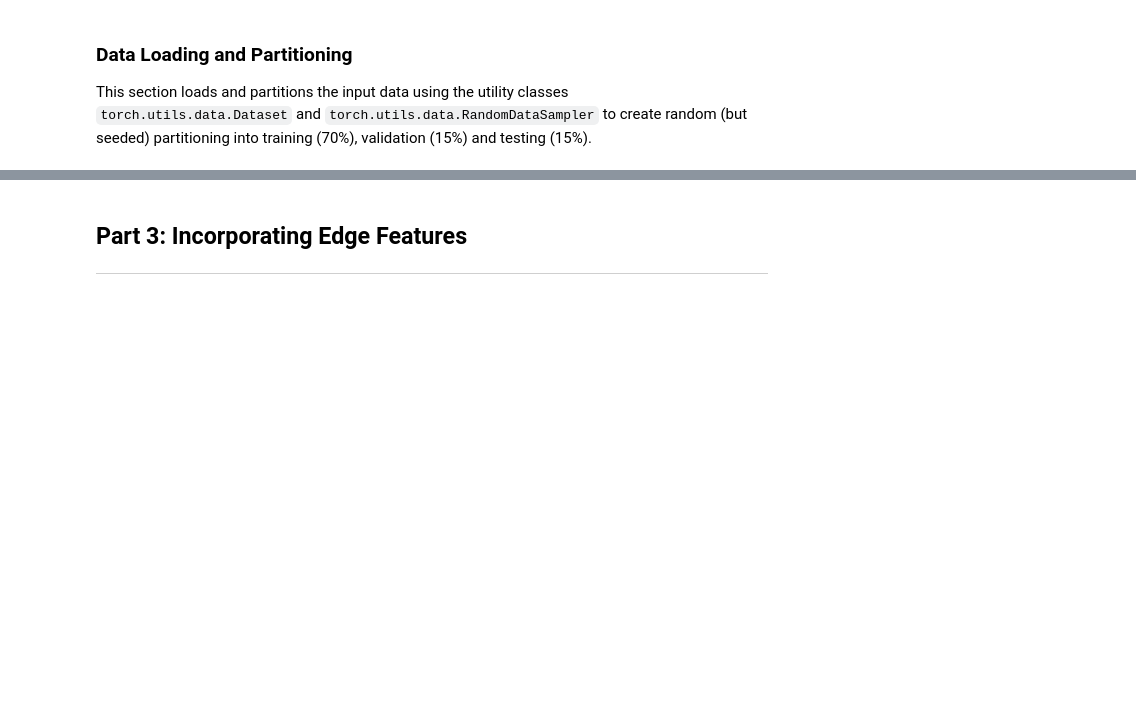
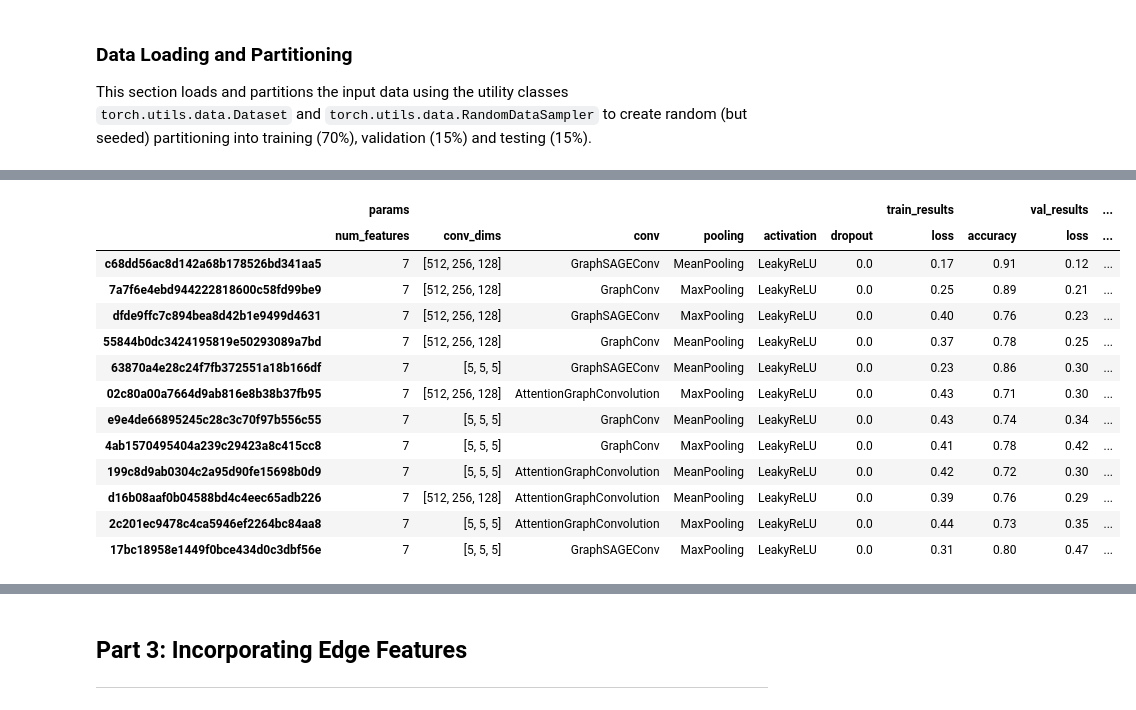
Before and after one commit to mikasenghaas/cs502, a Jupyter notebook: homeworks/2/Homework_2.ipynb, the cells around one changed output, grey strips where cells are left out. Saved outputs shown, nothing was run; the diff lists cells and outputs as text; code cells hidden in the pictures; blank space fills up the shorter version.

```diff
--- a/homeworks/2/Homework_2.ipynb
+++ b/homeworks/2/Homework_2.ipynb
@@ -725,0 +862,5 @@ weighted avg       0.80      0.81      0.80        37
+# %%
+# Custom activation functions
+class LeakyReLU(nn.LeakyReLU, metaclass=Meta):
+    def __init__(self):
+        super().__init__()
@@ -725,0 +1041,53 @@ weighted avg       0.80      0.81      0.80        37
+# %%
+def view_training_results(training_results, include_columns):
+    """
+    Utility function for putting collected training results in a multi-indexed pd.DataFrame.
+    """
+
+    # Transform dictionary
+    data = {}
+    for m in training_results.keys():
+        data[m] = {}
+        for c in training_results[m].keys():
+            if c in include_columns:
+                for p in training_results[m][c].keys():
+                    if p in include_columns[c]:
+                        data[m][(c, p)] = training_results[m][c][p]
+
+    # Create multi-indexed dataframe
+    training_results = pd.DataFrame.from_dict(data, orient="index")
+    multi_indexed_columns = pd.MultiIndex.from_tuples(training_results.columns)
+    training_results.columns = multi_indexed_columns
+
+    # Sort by validation F1 score
+    training_results = training_results.sort_values(by=("val_results", "f1"), ascending=False)
+
+    # Filter columns
+    include_columns = [(k, c) for k in include_columns.keys() for c in include_columns[k]]
+    training_results = training_results[include_columns]
+
+    return training_results
+# %%
+include_columns = {
+    "params": ["num_features", "conv_dims", "conv", "pooling", "activation", "dropout"],
+    "train_results": ["loss", "accuracy"],
+    "val_results": ["loss", "accuracy", "precision", "recall", "f1"],
+}
+
+training_results_df = view_training_results(training_results, include_columns)
+training_results_df
+# %% [output]
+|  | params |  |  |  |  |  | train_results |  | val_results | ... |
+|  | num_features | conv_dims | conv | pooling | activation | dropout | loss | accuracy | loss | ... |
+| c68dd56ac8d142a68b178526bd341aa5 | 7 | [512, 256, 128] | GraphSAGEConv | MeanPooling | LeakyReLU | 0.0 | 0.17 | 0.91 | 0.12 | ... |
+| 7a7f6e4ebd944222818600c58fd99be9 | 7 | [512, 256, 128] | GraphConv | MaxPooling | LeakyReLU | 0.0 | 0.25 | 0.89 | 0.21 | ... |
+| dfde9ffc7c894bea8d42b1e9499d4631 | 7 | [512, 256, 128] | GraphSAGEConv | MaxPooling | LeakyReLU | 0.0 | 0.40 | 0.76 | 0.23 | ... |
+| 55844b0dc3424195819e50293089a7bd | 7 | [512, 256, 128] | GraphConv | MeanPooling | LeakyReLU | 0.0 | 0.37 | 0.78 | 0.25 | ... |
+| 63870a4e28c24f7fb372551a18b166df | 7 | [5, 5, 5] | GraphSAGEConv | MeanPooling | LeakyReLU | 0.0 | 0.23 | 0.86 | 0.30 | ... |
+| 02c80a00a7664d9ab816e8b38b37fb95 | 7 | [512, 256, 128] | AttentionGraphConvolution | MaxPooling | LeakyReLU | 0.0 | 0.43 | 0.71 | 0.30 | ... |
+| e9e4de66895245c28c3c70f97b556c55 | 7 | [5, 5, 5] | GraphConv | MeanPooling | LeakyReLU | 0.0 | 0.43 | 0.74 | 0.34 | ... |
+| 4ab1570495404a239c29423a8c415cc8 | 7 | [5, 5, 5] | GraphConv | MaxPooling | LeakyReLU | 0.0 | 0.41 | 0.78 | 0.42 | ... |
+| 199c8d9ab0304c2a95d90fe15698b0d9 | 7 | [5, 5, 5] | AttentionGraphConvolution | MeanPooling | LeakyReLU | 0.0 | 0.42 | 0.72 | 0.30 | ... |
+| d16b08aaf0b04588bd4c4eec65adb226 | 7 | [512, 256, 128] | AttentionGraphConvolution | MeanPooling | LeakyReLU | 0.0 | 0.39 | 0.76 | 0.29 | ... |
+| 2c201ec9478c4ca5946ef2264bc84aa8 | 7 | [5, 5, 5] | AttentionGraphConvolution | MaxPooling | LeakyReLU | 0.0 | 0.44 | 0.73 | 0.35 | ... |
+| 17bc18958e1449f0bce434d0c3dbf56e | 7 | [5, 5, 5] | GraphSAGEConv | MaxPooling | LeakyReLU | 0.0 | 0.31 | 0.80 | 0.47 | ... |
```
Also changed, not shown: parts of 38 cells of this notebook.
